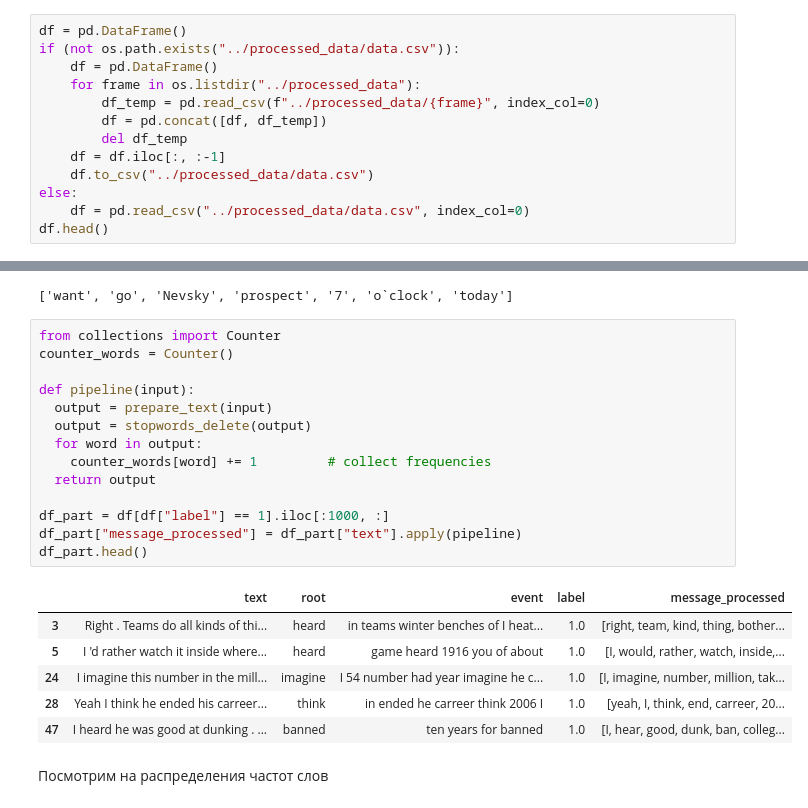
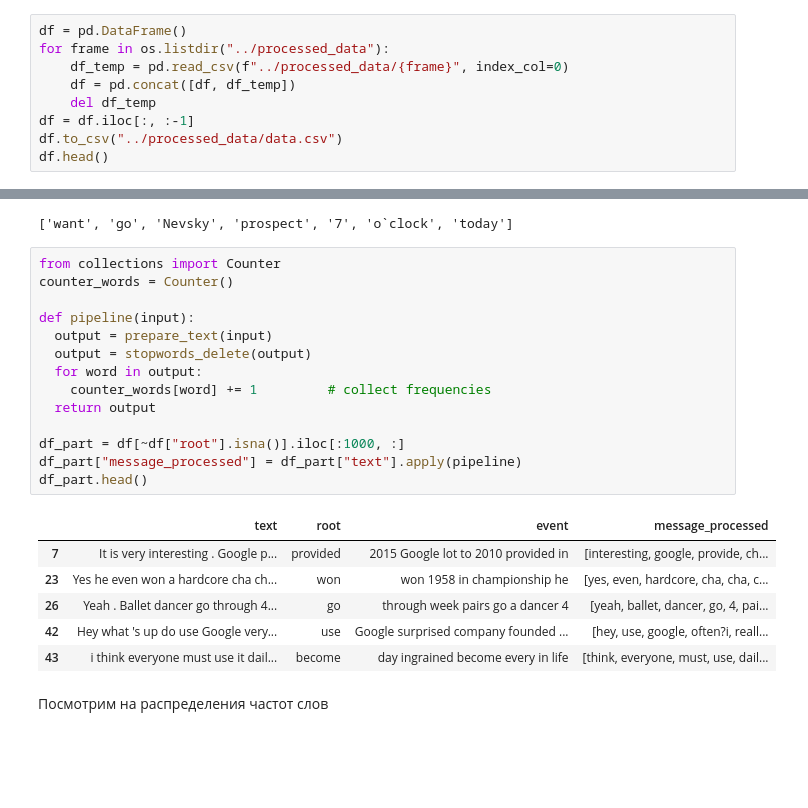
Before and after one commit to geniusserg/PlanningLooker, a Jupyter notebook: notebooks/NLP.ipynb, the cells around one changed output, grey strips where cells are left out. Saved outputs shown, nothing was run; the diff lists cells and outputs as text; blank space fills up the shorter version.

```diff
--- a/notebooks/NLP.ipynb
+++ b/notebooks/NLP.ipynb
@@ -89,15 +90,11 @@ tok_seq
  В начале посмотрим на датасет с сообщениями, собранный из источников:
 # %%
 df = pd.DataFrame()
-if (not os.path.exists("../processed_data/data.csv")):
-    df = pd.DataFrame()
-    for frame in os.listdir("../processed_data"):
-        df_temp = pd.read_csv(f"../processed_data/{frame}", index_col=0)
-        df = pd.concat([df, df_temp])
-        del df_temp
-    df = df.iloc[:, :-1]
-    df.to_csv("../processed_data/data.csv")
-else:
-    df = pd.read_csv("../processed_data/data.csv", index_col=0)
+for frame in os.listdir("../processed_data"):
+    df_temp = pd.read_csv(f"../processed_data/{frame}", index_col=0)
+    df = pd.concat([df, df_temp])
+    del df_temp
+df = df.iloc[:, :-1]
+df.to_csv("../processed_data/data.csv")
 df.head()
 # %% [output]
@@ -155,24 +152,24 @@ stopwords_delete(prepare_text("He wants to go on Nevsky prospect at 7 o`clock to
 # %%
 from collections import Counter
 counter_words = Counter()
 
 def pipeline(input):
   output = prepare_text(input)
   output = stopwords_delete(output)
   for word in output:
     counter_words[word] += 1         # collect frequencies
   return output
 
-df_part = df[df["label"] == 1].iloc[:1000, :]
+df_part = df[~df["root"].isna()].iloc[:1000, :]
 df_part["message_processed"] = df_part["text"].apply(pipeline)
 df_part.head()
 # %% [output]
-|  | text | root | event | label | message_processed |
-| 3 | Right . Teams do all kinds of thi... | heard | in teams winter benches of I heat... | 1.0 | [right, team, kind, thing, bother... |
-| 5 | I 'd rather watch it inside where... | heard | game heard 1916 you of about | 1.0 | [I, would, rather, watch, inside,... |
-| 24 | I imagine this number in the mill... | imagine | I 54 number had year imagine he c... | 1.0 | [I, imagine, number, million, tak... |
-| 28 | Yeah I think he ended his carreer... | think | in ended he carreer think 2006 I | 1.0 | [yeah, I, think, end, carreer, 20... |
-| 47 | I heard he was good at dunking . ... | banned | ten years for banned | 1.0 | [I, hear, good, dunk, ban, colleg... |
+|  | text | root | event | message_processed |
+| 7 | It is very interesting . Google p... | provided | 2015 Google lot to 2010 provided in | [interesting, google, provide, ch... |
+| 23 | Yes he even won a hardcore cha ch... | won | won 1958 in championship he | [yes, even, hardcore, cha, cha, c... |
+| 26 | Yeah . Ballet dancer go through 4... | go | through week pairs go a dancer 4 | [yeah, ballet, dancer, go, 4, pai... |
+| 42 | Hey what 's up do use Google very... | use | Google surprised company founded ... | [hey, use, google, often?i, reall... |
+| 43 | i think everyone must use it dail... | become | day ingrained become every in life | [think, everyone, must, use, dail... |
 # %% [markdown]
 Посмотрим на распределения частот слов
 # %%
```
Also changed, not shown: parts of 25 cells of this notebook, 4 other files.
